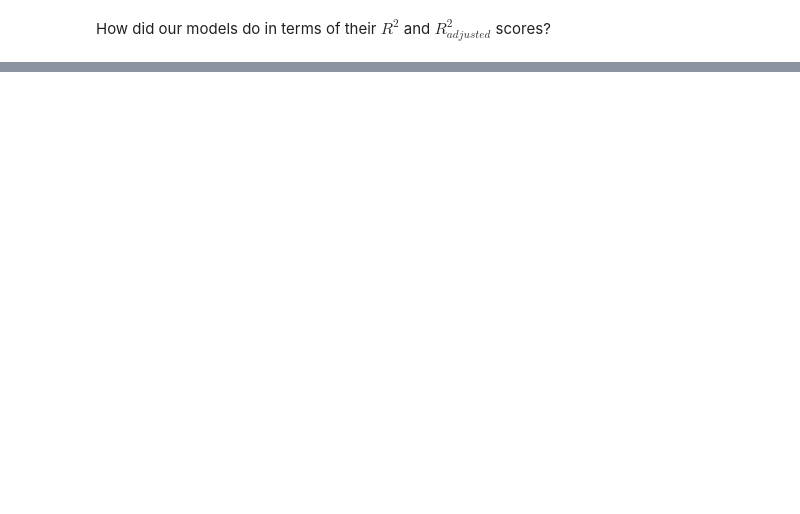
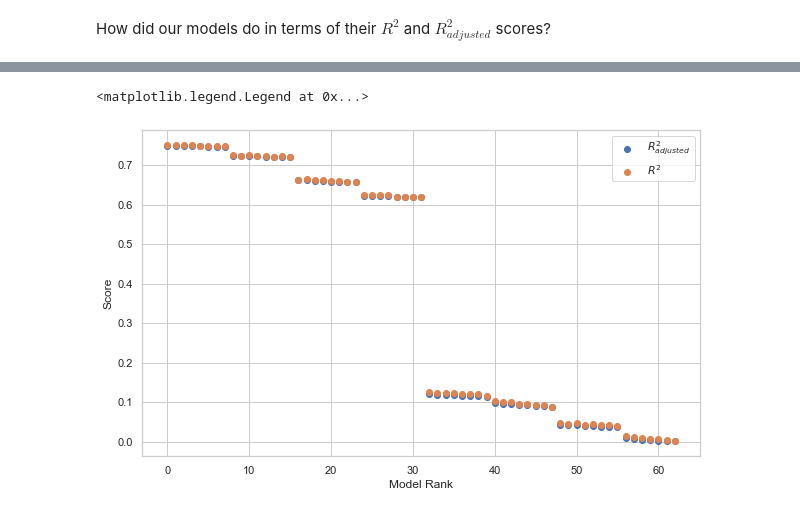
Before and after one commit to natemcintosh/en_685_648_data_science, a Jupyter notebook: 10_module/lab/nmcinto2.ipynb, the cells around one changed output, grey strips where cells are left out. Saved outputs shown, nothing was run; the diff lists cells and outputs as text; code cells hidden in the pictures; blank space fills up the shorter version.

```diff
--- a/10_module/lab/nmcinto2.ipynb
+++ b/10_module/lab/nmcinto2.ipynb
@@ -171,0 +130,22 @@ fig
+# %%
+xs = list(range(len(adj_r2s)))
+
+fig = plt.figure(figsize = (10, 6))
+
+ax = fig.add_subplot(1, 1, 1)
+ax.scatter(
+    x = xs,
+    y = adj_r2s,
+    label = "$R^2_{adjusted}$",
+)
+ax.scatter(
+    x = xs,
+    y = r2s,
+    label = "$R^2$",
+)
+ax.set_xlabel("Model Rank")
+ax.set_ylabel("Score")
+ax.legend()
+# %% [output]
+<matplotlib.legend.Legend at 0x...>
+[figure, added]
```
Also changed, not shown: parts of 33 cells of this notebook, 1 other file.
